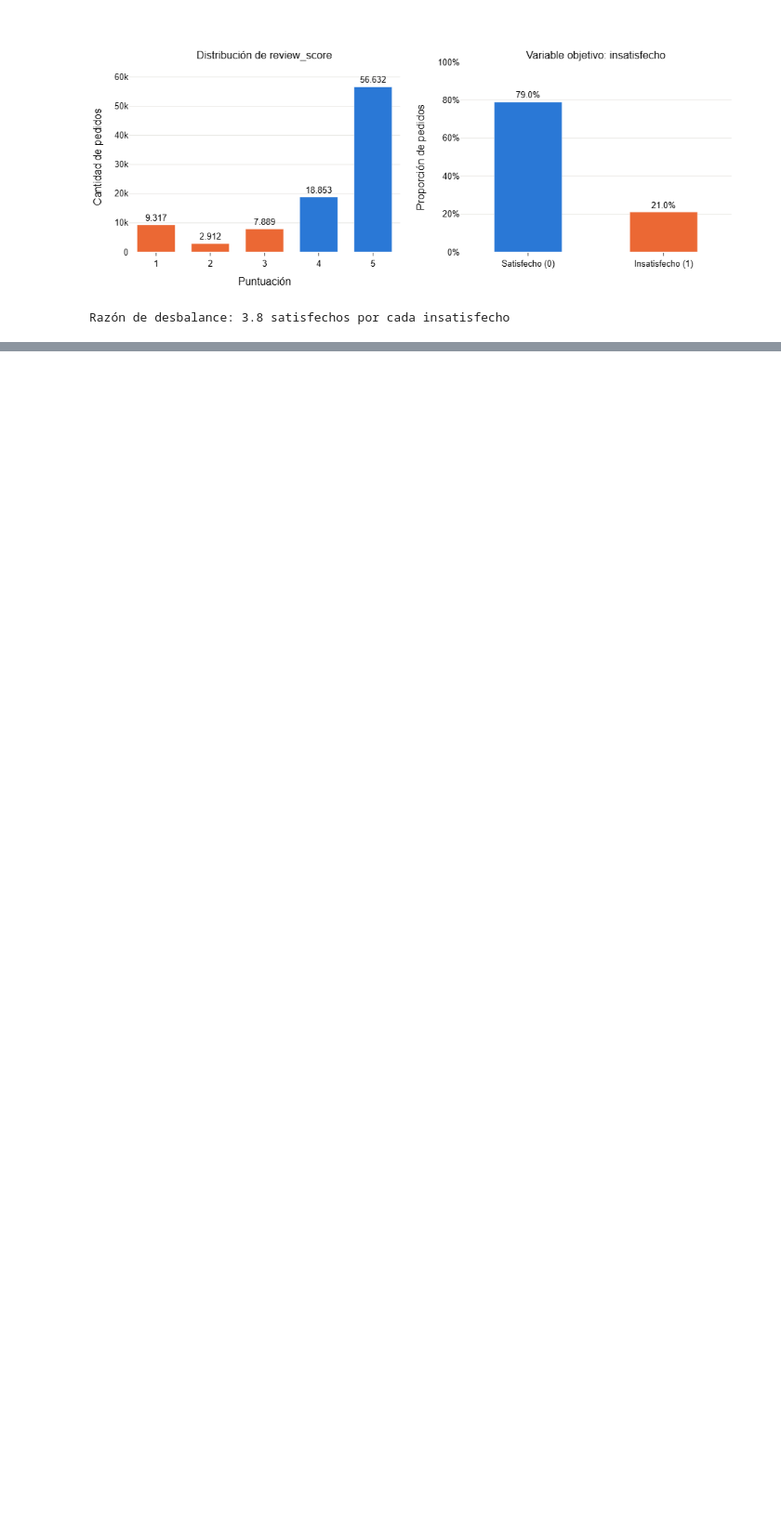
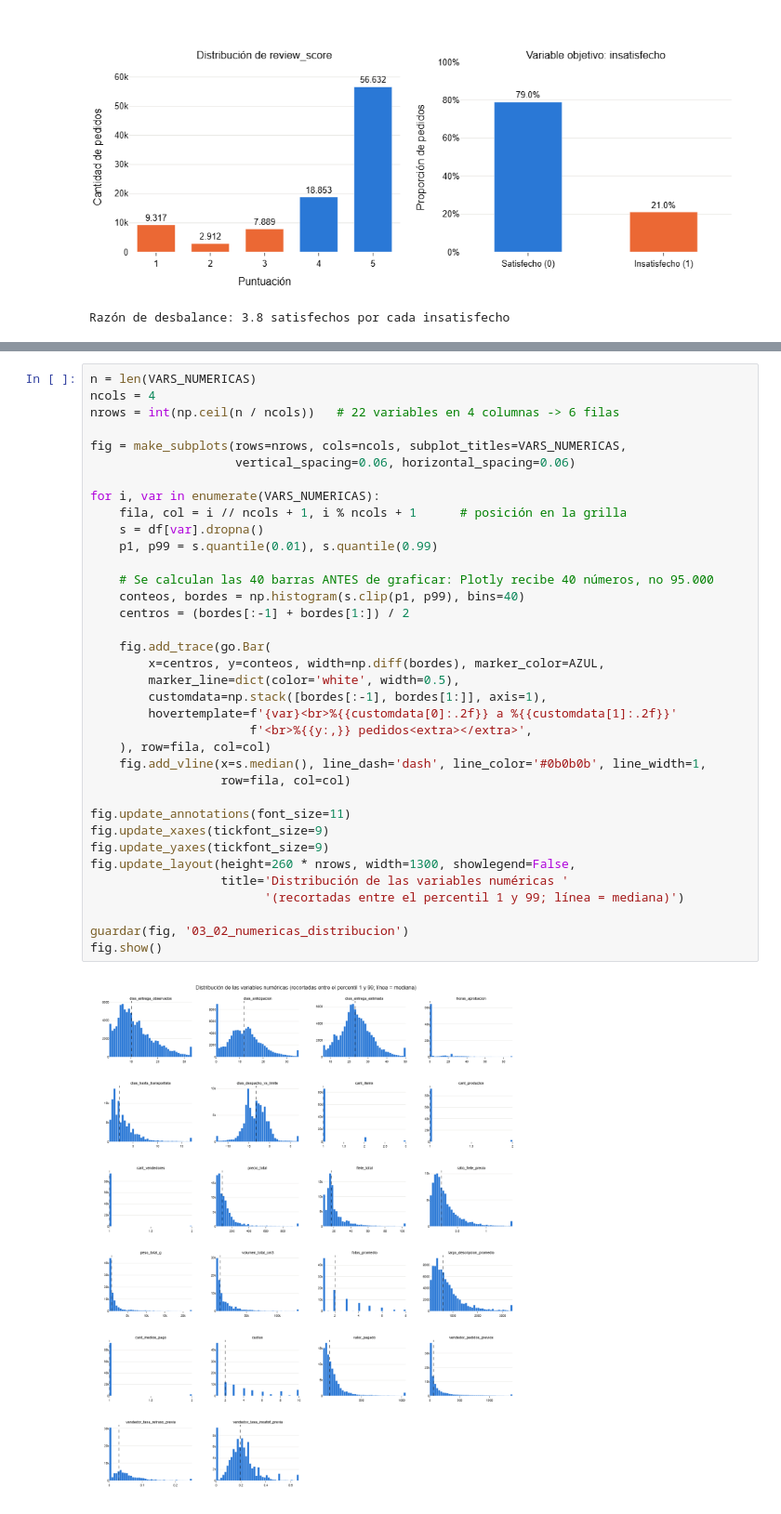
Before and after one commit to cynthiavivas9-ship-it/Proyecto-Mineria-de-datos, a Jupyter notebook: notebooks/03_eda.ipynb, the cells around one changed output, grey strips where cells are left out. Shown at 93% size. Cells and saved outputs as stored; diff of their text form; blank space fills up the shorter version.

Commit message:
Reordenamiento a Notebook 02 de preparación y EDA: variables numéricas

```diff
--- a/notebooks/03_eda.ipynb
+++ b/notebooks/03_eda.ipynb
@@ -213,0 +259,38 @@ Razón de desbalance: 3.8 satisfechos por cada insatisfecho
+# %%
+n = len(VARS_NUMERICAS)
+ncols = 4
+nrows = int(np.ceil(n / ncols))   # 22 variables en 4 columnas -> 6 filas
+
+fig = make_subplots(rows=nrows, cols=ncols, subplot_titles=VARS_NUMERICAS,
+                    vertical_spacing=0.06, horizontal_spacing=0.06)
+
+for i, var in enumerate(VARS_NUMERICAS):
+    fila, col = i // ncols + 1, i % ncols + 1      # posición en la grilla
+    s = df[var].dropna()
+    p1, p99 = s.quantile(0.01), s.quantile(0.99)
+
+    # Se calculan las 40 barras ANTES de graficar: Plotly recibe 40 números, no 95.000
+    conteos, bordes = np.histogram(s.clip(p1, p99), bins=40)
+    centros = (bordes[:-1] + bordes[1:]) / 2
+
+    fig.add_trace(go.Bar(
+        x=centros, y=conteos, width=np.diff(bordes), marker_color=AZUL,
+        marker_line=dict(color='white', width=0.5),
+        customdata=np.stack([bordes[:-1], bordes[1:]], axis=1),
+        hovertemplate=f'{var}<br>%{{customdata[0]:.2f}} a %{{customdata[1]:.2f}}'
+                      f'<br>%{{y:,}} pedidos<extra></extra>',
+    ), row=fila, col=col)
+    fig.add_vline(x=s.median(), line_dash='dash', line_color='#0b0b0b', line_width=1,
+                  row=fila, col=col)
+
+fig.update_annotations(font_size=11)
+fig.update_xaxes(tickfont_size=9)
+fig.update_yaxes(tickfont_size=9)
+fig.update_layout(height=260 * nrows, width=1300, showlegend=False,
+                  title='Distribución de las variables numéricas '
+                        '(recortadas entre el percentil 1 y 99; línea = mediana)')
+
+guardar(fig, '03_02_numericas_distribucion')
+fig.show()
+# %% [output]
+[figure, added]
```
Also changed, not shown: parts of 6 cells of this notebook, 2 other files.
